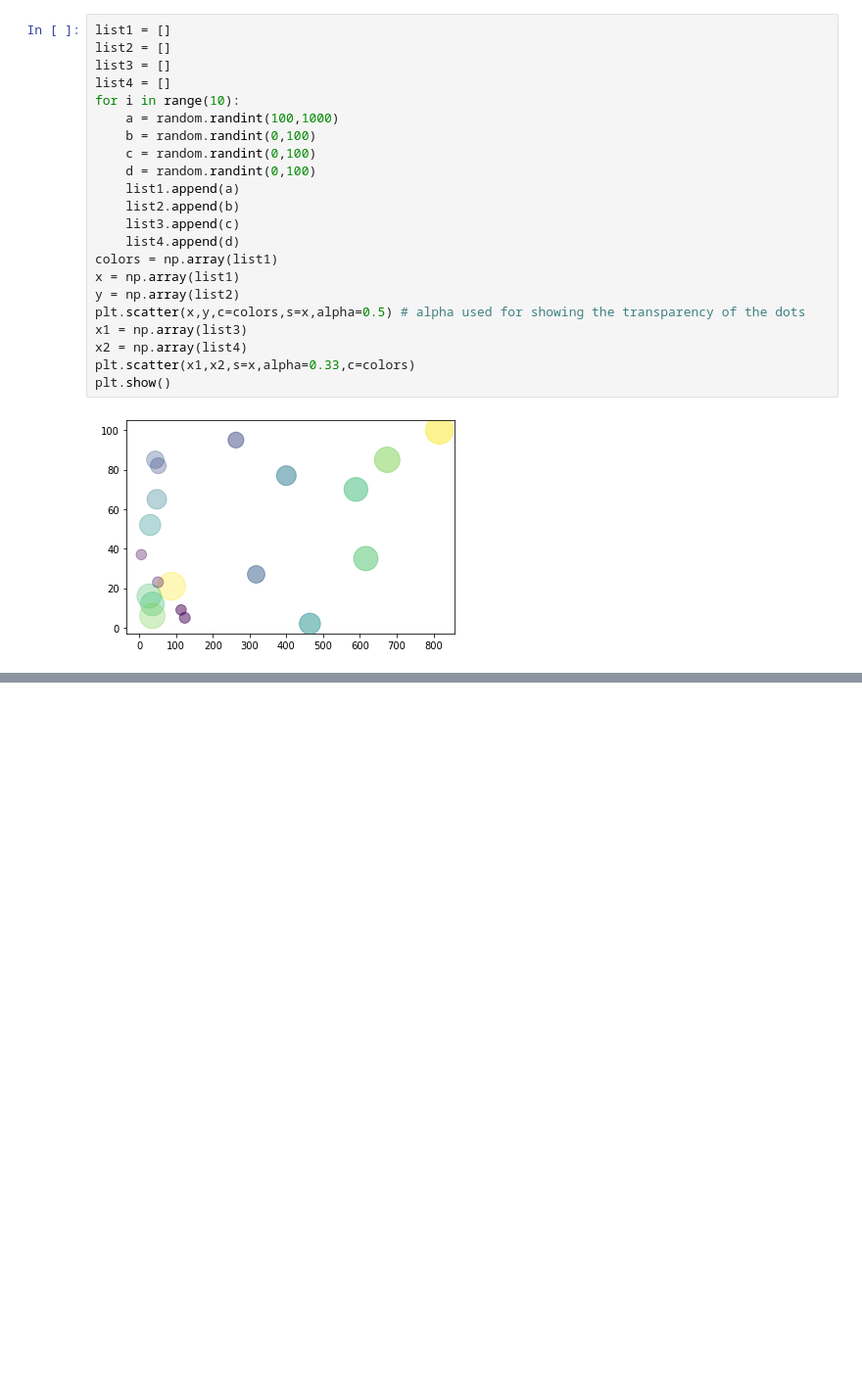
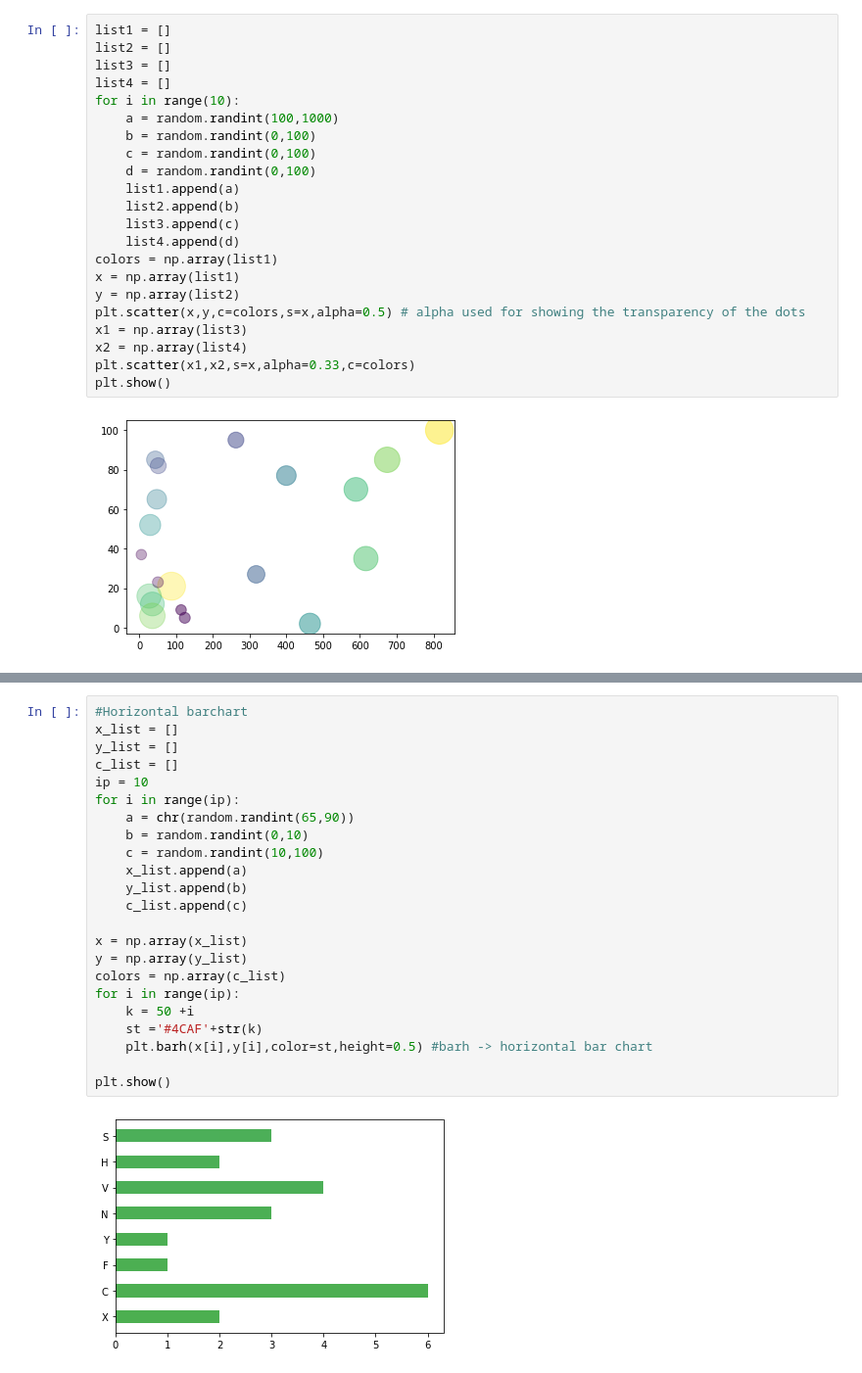
Before and after one commit to mubinui/PythonProjects, a Jupyter notebook: Matplotlib.ipynb, the cells around one changed output, grey strips where cells are left out. Shown: that part at 98% size. Saved outputs shown, nothing was run; the diff lists cells and outputs as text; blank space fills up the shorter version.

```diff
--- a/Matplotlib.ipynb
+++ b/Matplotlib.ipynb
@@ -299,0 +324,25 @@ plt.show()
+# %%
+#Horizontal barchart
+x_list = []
+y_list = []
+c_list = []
+ip = 10
+for i in range(ip):
+    a = chr(random.randint(65,90))
+    b = random.randint(0,10)
+    c = random.randint(10,100)
+    x_list.append(a)
+    y_list.append(b)
+    c_list.append(c)
+
+x = np.array(x_list)
+y = np.array(y_list)
+colors = np.array(c_list)
+for i in range(ip):
+    k = 50 +i
+    st ='#4CAF'+str(k)
+    plt.barh(x[i],y[i],color=st,height=0.5) #barh -> horizontal bar chart
+
+plt.show()
+# %% [output]
+[figure, added]
```
Also changed, not shown: parts of 7 cells of this notebook.
